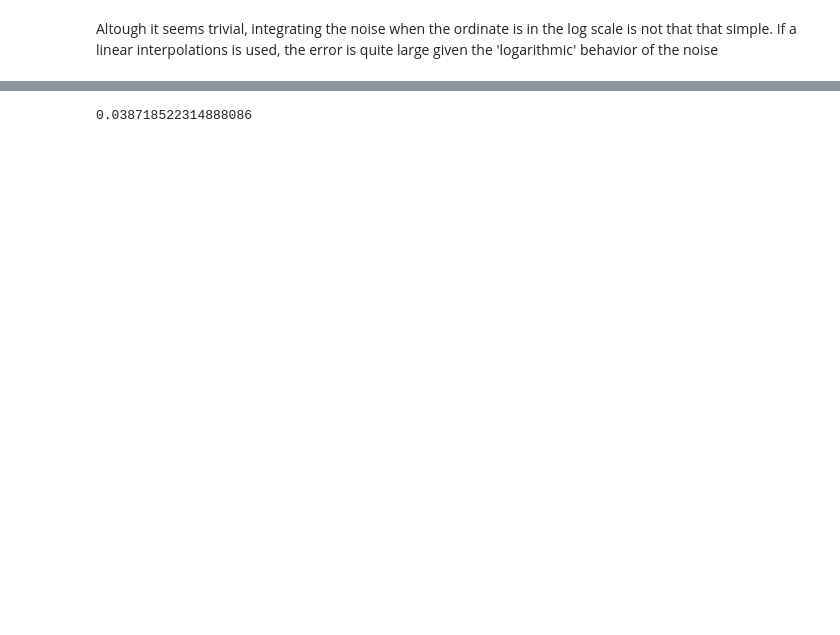
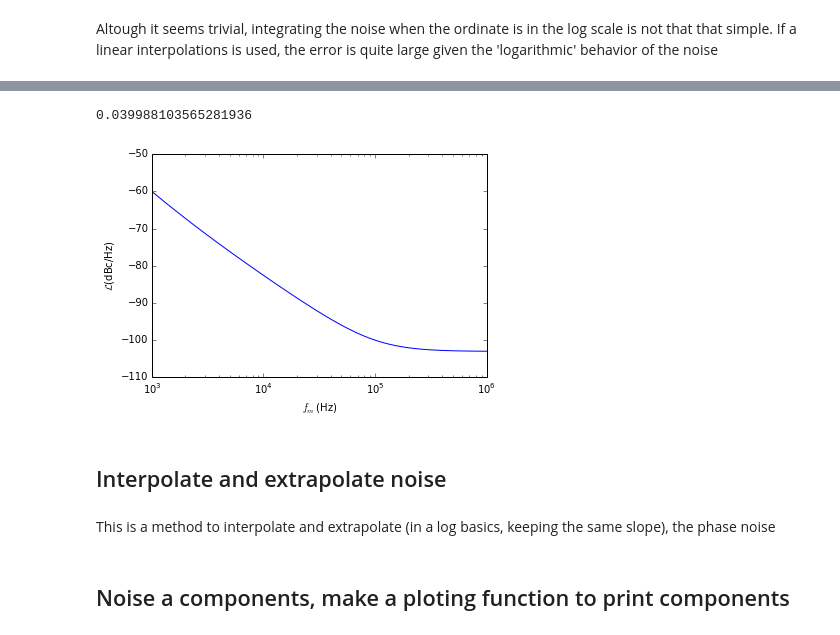
Before and after one commit to gitter-badger/plldesigner, a Jupyter notebook: deverlop_noise.ipynb, the cells around one changed output, grey strips where cells are left out. Saved outputs shown, nothing was run; the diff lists cells and outputs as text; code cells hidden in the pictures; blank space fills up the shorter version.

```diff
--- a/deverlop_noise.ipynb
+++ b/deverlop_noise.ipynb
@@ -50,9 +50,17 @@ iphi
 # %%
 LdBc = 10*log(phi2/2,10)
 LdBcN = lambdify((fm),LdBc,"numpy")
 fm = np.logspace(3,6,num=100)
 LdBcN_val = LdBcN(fm)
 pnobj =pn.pnoise(fm,LdBcN(fm))
+pnobj.plot()
 pnobj.integrate()
 # %% [output]
-0.038718522314888086
+0.039988103565281936
+[figure, added]
+# %% [markdown]
+## Interpolate and extrapolate noise
+# %% [markdown]
+This is a method to interpolate and extrapolate (in a log basics, keeping the same slope), the phase noise
+# %% [markdown]
+## Noise a components, make a ploting function to print components
```
Also changed, not shown: parts of 5 cells of this notebook, 1 other file.
